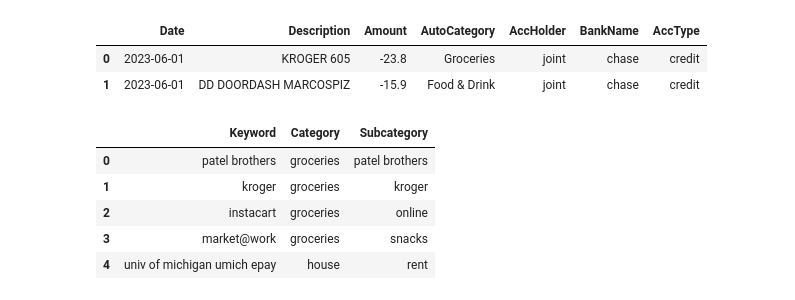
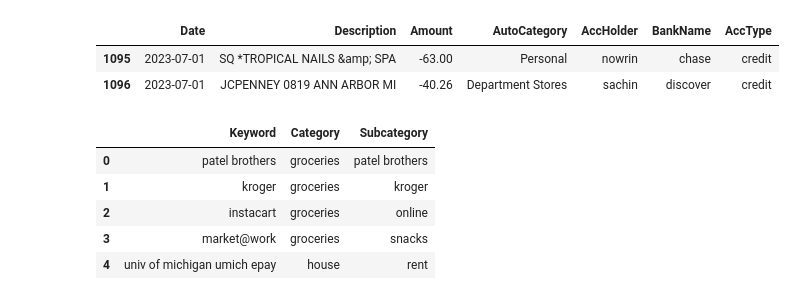
Before and after one commit to sachinksalim/personal_finance, a Jupyter notebook: analyse_data_usa.ipynb, the cells around one changed output. Saved outputs shown, nothing was run; the diff lists cells and outputs as text; code cells hidden in the pictures.

```diff
--- a/analyse_data_usa.ipynb
+++ b/analyse_data_usa.ipynb
@@ -15,10 +10,18 @@ OUTPUT_DATA_DIR = 'output/'
-# %%
-data = pd.read_csv(f'{INPUT_DATA_DIR}/{YEAR}_{MONTH}.csv')
-data.head(2)
-# %% [output]
-|  | Date | Description | Amount | AutoCategory | AccHolder | BankName | AccType |
-| 0 | 2023-06-01 | KROGER 605 | -23.8 | Groceries | joint | chase | credit |
-| 1 | 2023-06-01 | DD DOORDASH MARCOSPIZ | -15.9 | Food & Drink | joint | chase | credit |
+# %%
+INPUT_DATA_DIR = 'output/'
+OUTPUT_DATA_DIR = 'output/'
+
+full_data = pd.read_csv(f'{OUTPUT_DATA_DIR}/full_data.csv', index_col=False)
+full_data['Date'] = pd.to_datetime(full_data['Date'])
+# %%
+YEAR = 2023
+MONTH = 7
+data = filter_data_by_date(full_data, YEAR, MONTH)
+data.head(2)
+# %% [output]
+|  | Date | Description | Amount | AutoCategory | AccHolder | BankName | AccType |
+| 1095 | 2023-07-01 | SQ *TROPICAL NAILS &amp; SPA | -63.00 | Personal | nowrin | chase | credit |
+| 1096 | 2023-07-01 | JCPENNEY 0819 ANN ARBOR MI | -40.26 | Department Stores | sachin | discover | credit |
 # %%
 def write_to_excel(data, filename):
     writer = pd.ExcelWriter(f"{INPUT_DATA_DIR}/{filename}.xlsx")
```
Also changed, not shown: parts of 4 cells of this notebook, 3 other files.
